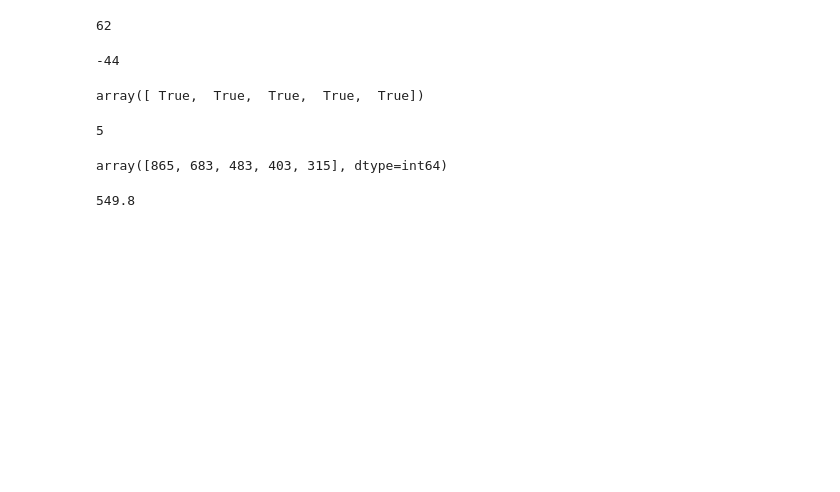
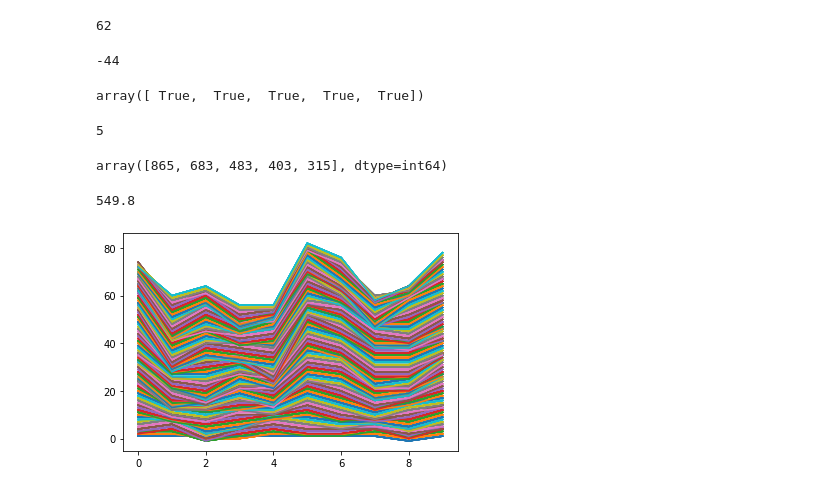
Before and after one commit to vikasAWA/Python-for-data-analysis, a Jupyter notebook: numpy_basics.ipynb, the cells around one changed output. Drawn from its saved outputs; the diff is of its cells as text; code cells hidden in the pictures; blank space fills up the shorter version.

```diff
--- a/numpy_basics.ipynb
+++ b/numpy_basics.ipynb
@@ -1682,4 +1682,11 @@ crossing_times.mean()
 # %%
 n_walks = 10
 n_steps = 100
-draws = rng.standard_normal()
+draws = rng.standard_normal((n_walks, n_steps))
+steps = np.where(draws < 1, 1, -1)
+walks = steps.cumsum(axis=1)
+# %%
+for i in range(n_walks):
+    plt.plot(walks)
+# %% [output]
+[figure, added]
```
Also changed, not shown: 1 other file.
